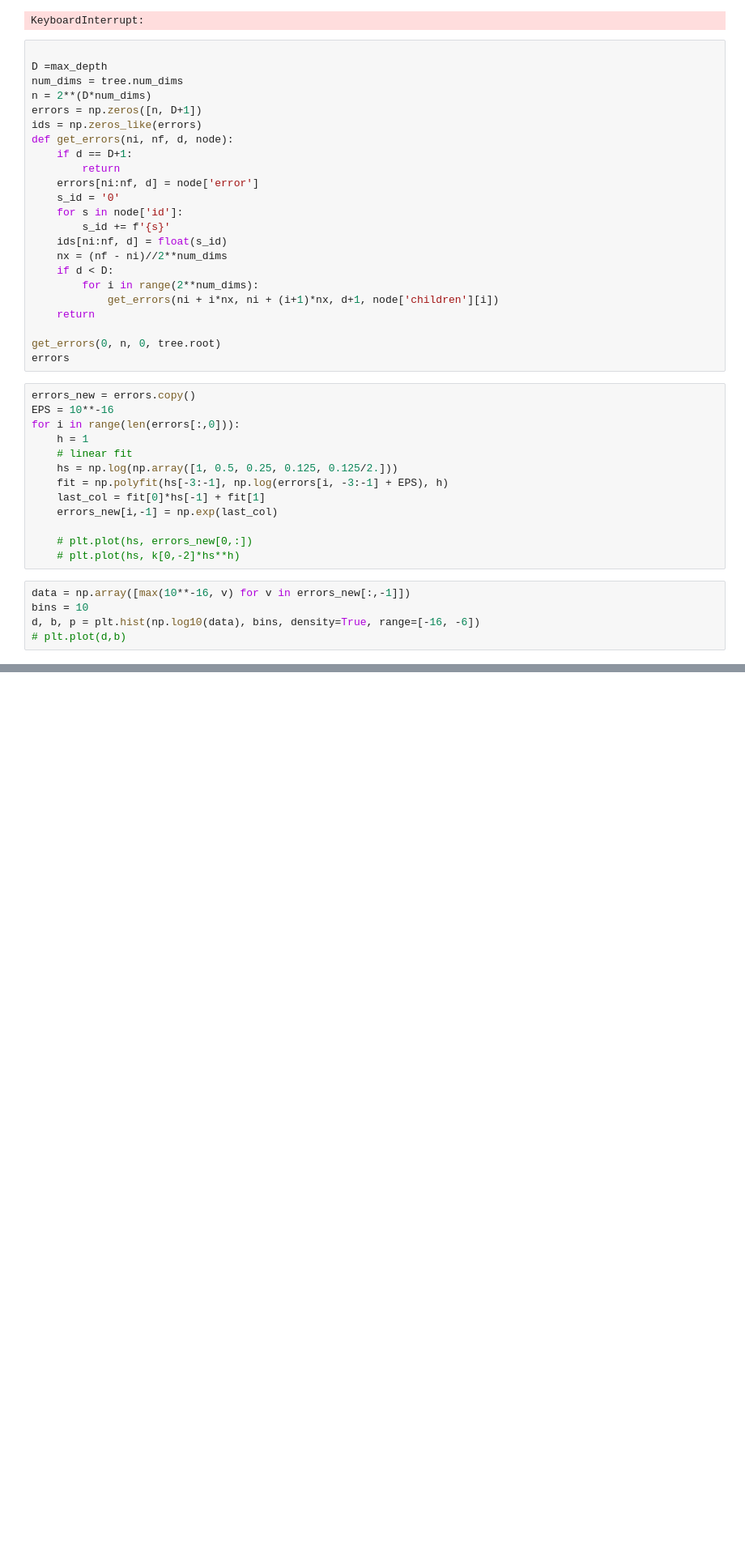
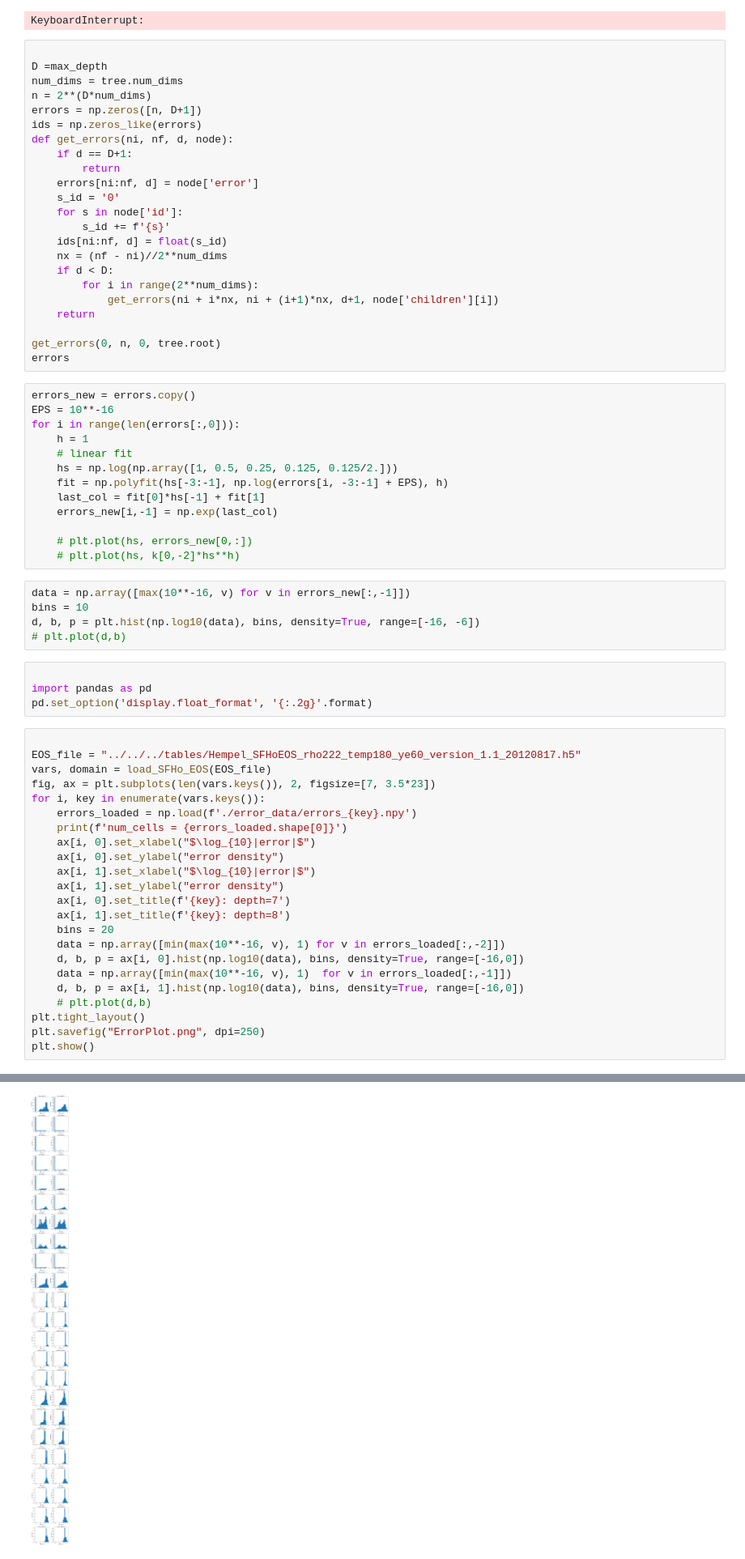
Before and after one commit to Carlson-J/ND-tree_tabular_data_emulator, a Jupyter notebook: FSHo_emulator/error_estimation/characterize_error.ipynb, the cells around one changed output, grey strips where cells are left out. Shown at 81% size. Drawn from its saved outputs; the diff is of its cells as text; blank space fills up the shorter version.

```diff
--- a/FSHo_emulator/error_estimation/characterize_error.ipynb
+++ b/FSHo_emulator/error_estimation/characterize_error.ipynb
@@ -78,3 +80,31 @@ data = np.array([max(10**-16, v) for v in errors_new[:,-1]])
 bins = 10
 d, b, p = plt.hist(np.log10(data), bins, density=True, range=[-16, -6])
 # plt.plot(d,b)
+# %%
+
+import pandas as pd
+pd.set_option('display.float_format', '{:.2g}'.format)
+# %%
+
+EOS_file = "../../../tables/Hempel_SFHoEOS_rho222_temp180_ye60_version_1.1_20120817.h5"
+vars, domain = load_SFHo_EOS(EOS_file)
+fig, ax = plt.subplots(len(vars.keys()), 2, figsize=[7, 3.5*23])
+for i, key in enumerate(vars.keys()):
+    errors_loaded = np.load(f'./error_data/errors_{key}.npy')
+    print(f'num_cells = {errors_loaded.shape[0]}')
+    ax[i, 0].set_xlabel("$\log_{10}|error|$")
+    ax[i, 0].set_ylabel("error density")
+    ax[i, 1].set_xlabel("$\log_{10}|error|$")
+    ax[i, 1].set_ylabel("error density")
+    ax[i, 0].set_title(f'{key}: depth=7')
+    ax[i, 1].set_title(f'{key}: depth=8')
+    bins = 20
+    data = np.array([min(max(10**-16, v), 1) for v in errors_loaded[:,-2]])
+    d, b, p = ax[i, 0].hist(np.log10(data), bins, density=True, range=[-16,0])
+    data = np.array([min(max(10**-16, v), 1)  for v in errors_loaded[:,-1]])
+    d, b, p = ax[i, 1].hist(np.log10(data), bins, density=True, range=[-16,0])
+    # plt.plot(d,b)
+plt.tight_layout()
+plt.savefig("ErrorPlot.png", dpi=250)
+plt.show()
+# %% [output]
@@ -80,0 +128 @@ d, b, p = plt.hist(np.log10(data), bins, density=True, range=[-16, -6])
+[figure, added]
```
Also changed, not shown: parts of 3 cells of this notebook, 7 other files.
